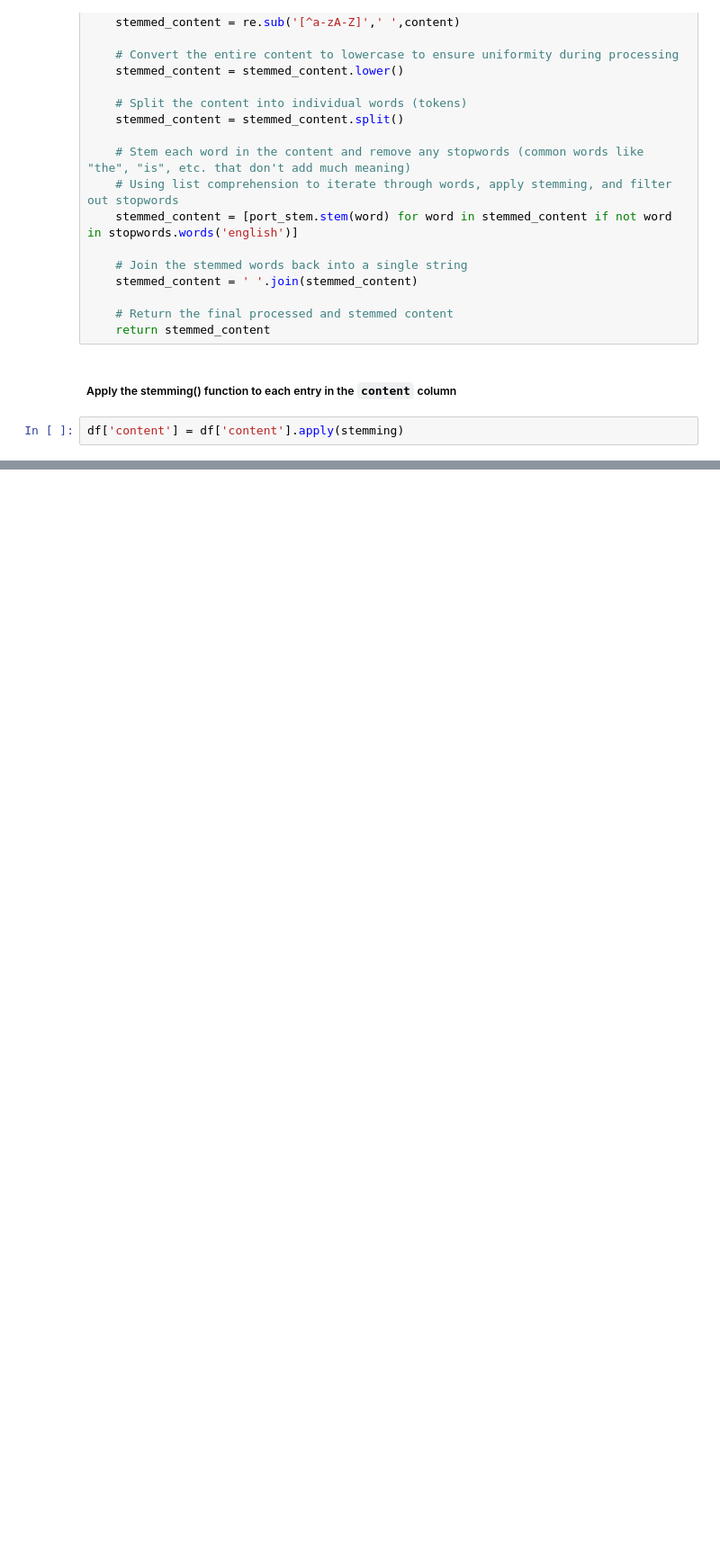
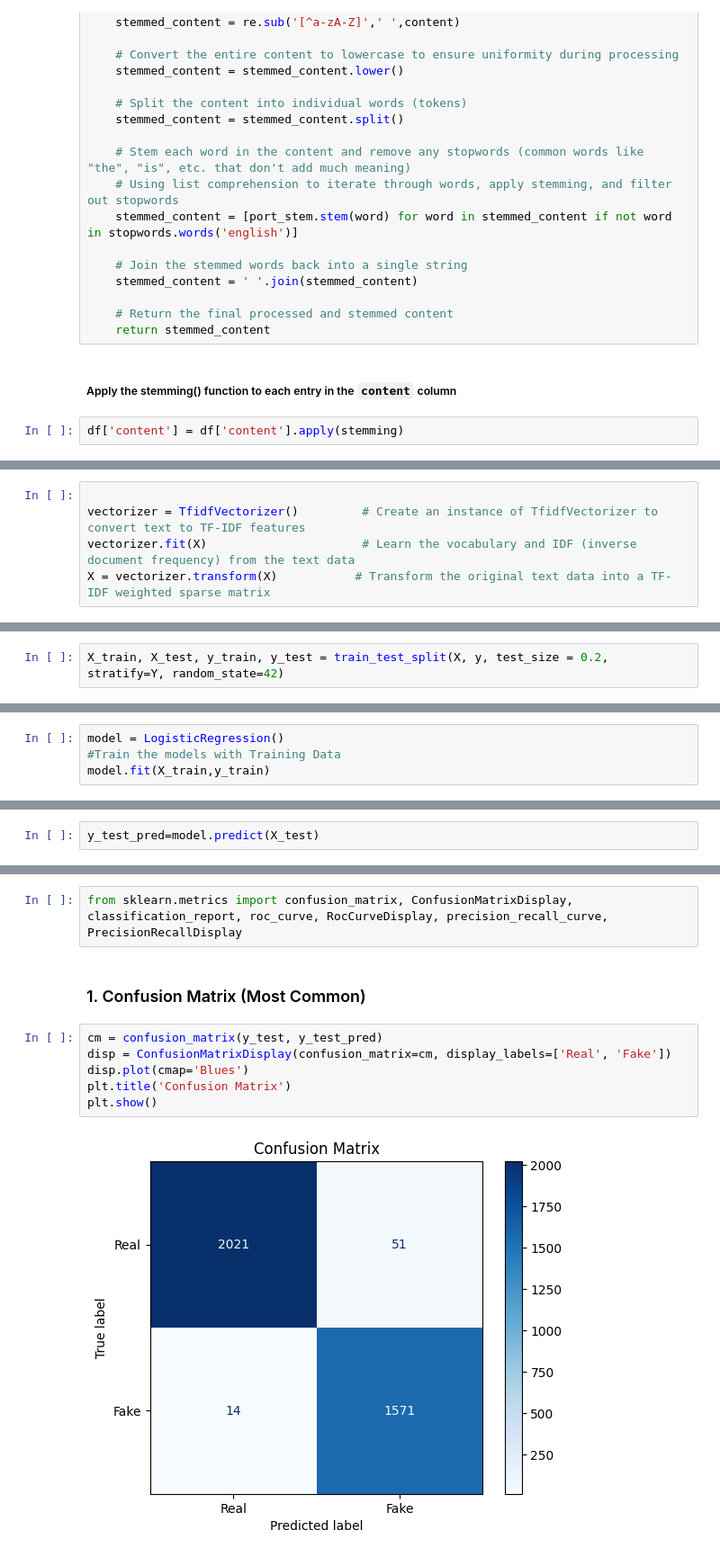
Before and after one commit to bainash10/Fake-News-Prediction-using-Logistic-Regression, a Jupyter notebook: main.ipynb, the cells around one changed output, grey strips where cells are left out. Shown at 90% size. Drawn from its saved outputs; the diff is of its cells as text; blank space fills up the shorter version.

```diff
--- a/main.ipynb
+++ b/main.ipynb
@@ -218,0 +247,5 @@ df['content'] = df['content'].apply(stemming)
+# %%
+
+vectorizer = TfidfVectorizer()         # Create an instance of TfidfVectorizer to convert text to TF-IDF features
+vectorizer.fit(X)                      # Learn the vocabulary and IDF (inverse document frequency) from the text data
+X = vectorizer.transform(X)           # Transform the original text data into a TF-IDF weighted sparse matrix
@@ -218,0 +279,2 @@ df['content'] = df['content'].apply(stemming)
+# %%
+X_train, X_test, y_train, y_test = train_test_split(X, y, test_size = 0.2, stratify=Y, random_state=42)
@@ -218,0 +285,4 @@ df['content'] = df['content'].apply(stemming)
+# %%
+model = LogisticRegression()
+#Train the models with Training Data
+model.fit(X_train,y_train)
@@ -218,0 +316,2 @@ df['content'] = df['content'].apply(stemming)
+# %%
+y_test_pred=model.predict(X_test)
@@ -218,0 +356,12 @@ df['content'] = df['content'].apply(stemming)
+# %%
+from sklearn.metrics import confusion_matrix, ConfusionMatrixDisplay, classification_report, roc_curve, RocCurveDisplay, precision_recall_curve, PrecisionRecallDisplay
+# %% [markdown]
+### 1. Confusion Matrix (Most Common)
+# %%
+cm = confusion_matrix(y_test, y_test_pred)
+disp = ConfusionMatrixDisplay(confusion_matrix=cm, display_labels=['Real', 'Fake'])
+disp.plot(cmap='Blues')
+plt.title('Confusion Matrix')
+plt.show()
+# %% [output]
+[figure, added]
```
Also changed, not shown: parts of 41 cells of this notebook.
